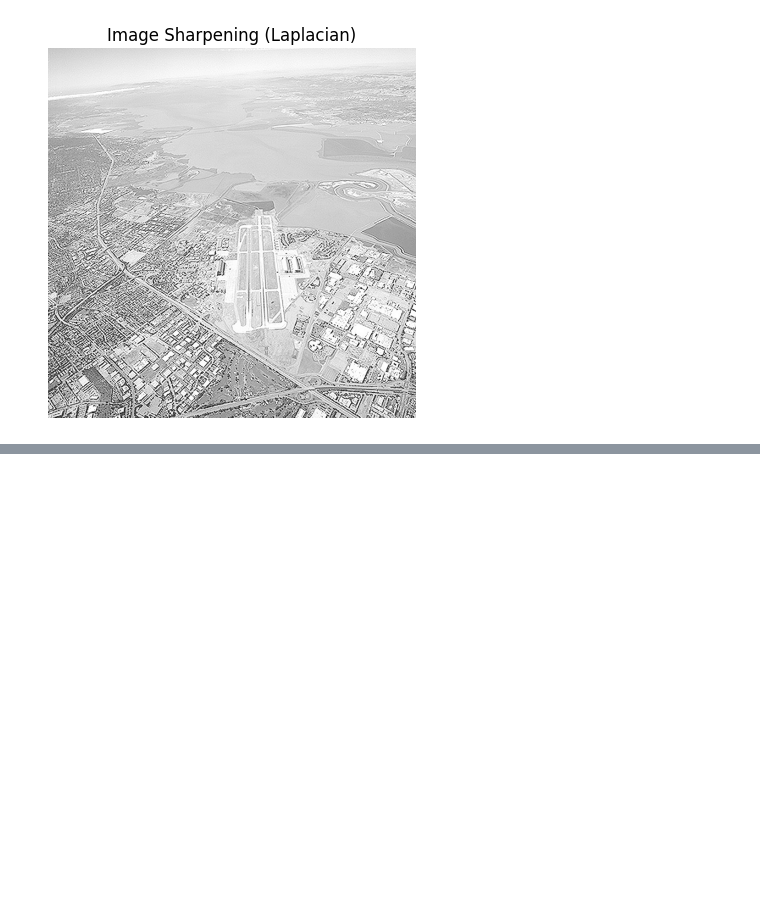
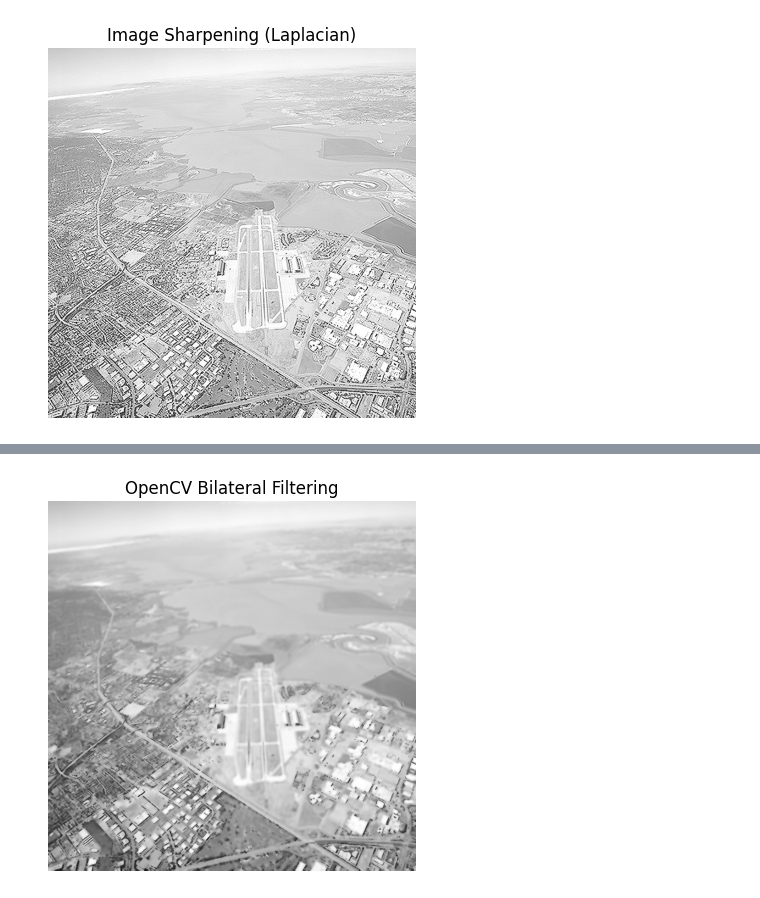
Before and after one commit to kavinduabekoon/GitHub, a Jupyter notebook: Untitled-1.ipynb, the cells around one changed output, grey strips where cells are left out. Saved outputs shown, nothing was run; the diff lists cells and outputs as text; code cells hidden in the pictures; blank space fills up the shorter version.

```diff
--- a/Untitled-1.ipynb
+++ b/Untitled-1.ipynb
@@ -392,0 +438,13 @@ plt.show()
+# %%
+import cv2 as cv
+import matplotlib.pyplot as plt
+
+img = cv.imread(r'C:\Users\kavin\Downloads\runway.png', cv.IMREAD_GRAYSCALE)
+out_cv = cv.bilateralFilter(img, 9, 75, 75)
+
+plt.imshow(out_cv, cmap='gray')
+plt.title('OpenCV Bilateral Filtering')
+plt.axis('off')
+plt.show()
+# %% [output]
+[figure, added]
```
Also changed, not shown: parts of 3 cells of this notebook.
